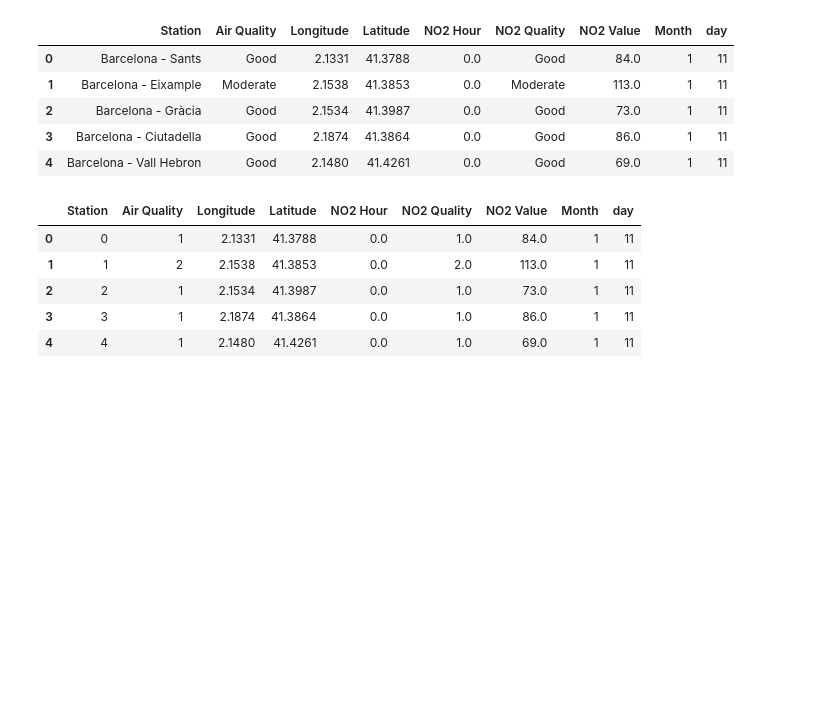
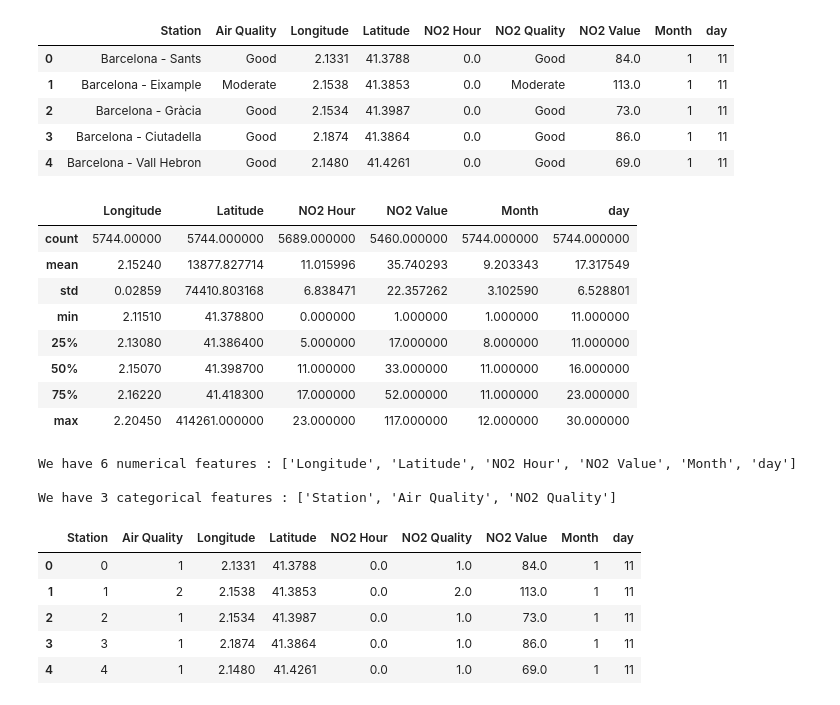
Before and after one commit to ShubhamGupta19/Real-Time-Environmental-Monitoring, a Jupyter notebook: notebooks/air-quality-nov2017-randomforest-accuracy-99.ipynb, the cells around one changed output. Saved outputs shown, nothing was run; the diff lists cells and outputs as text; code cells hidden in the pictures; blank space fills up the shorter version.

```diff
--- a/notebooks/air-quality-nov2017-randomforest-accuracy-99.ipynb
+++ b/notebooks/air-quality-nov2017-randomforest-accuracy-99.ipynb
@@ -254,6 +251,31 @@ air_data.head()
 | 4 | Barcelona - Vall Hebron | Good | 2.1480 | 41.4261 | 0.0 | Good | 69.0 | 1 | 11 |
 # %%
 air_data.to_csv('data/new_air_data.csv')
+# %%
+df=air_data
+df.describe()
+# %% [output]
+|  | Longitude | Latitude | NO2 Hour | NO2 Value | Month | day |
+| count | 5744.00000 | 5744.000000 | 5689.000000 | 5460.000000 | 5744.000000 | 5744.000000 |
+| mean | 2.15240 | 13877.827714 | 11.015996 | 35.740293 | 9.203343 | 17.317549 |
+| std | 0.02859 | 74410.803168 | 6.838471 | 22.357262 | 3.102590 | 6.528801 |
+| min | 2.11510 | 41.378800 | 0.000000 | 1.000000 | 1.000000 | 11.000000 |
+| 25% | 2.13080 | 41.386400 | 5.000000 | 17.000000 | 8.000000 | 11.000000 |
+| 50% | 2.15070 | 41.398700 | 11.000000 | 33.000000 | 11.000000 | 16.000000 |
+| 75% | 2.16220 | 41.418300 | 17.000000 | 52.000000 | 11.000000 | 23.000000 |
+| max | 2.20450 | 414261.000000 | 23.000000 | 117.000000 | 12.000000 | 30.000000 |
+# %%
+# define numerical & categorical columns
+numeric_features = [feature for feature in df.columns if df[feature].dtype != 'O']
+categorical_features = [feature for feature in df.columns if df[feature].dtype == 'O']
+
+# print columns
+print('We have {} numerical features : {}'.format(len(numeric_features), numeric_features))
+print('\nWe have {} categorical features : {}'.format(len(categorical_features), categorical_features))
+# %% [output]
+We have 6 numerical features : ['Longitude', 'Latitude', 'NO2 Hour', 'NO2 Value', 'Month', 'day']
+
+We have 3 categorical features : ['Station', 'Air Quality', 'NO2 Quality']
 # %%
 #Handling Missing Values
 le = LabelEncoder()
```
Also changed, not shown: parts of 9 cells of this notebook, 10 other files.
